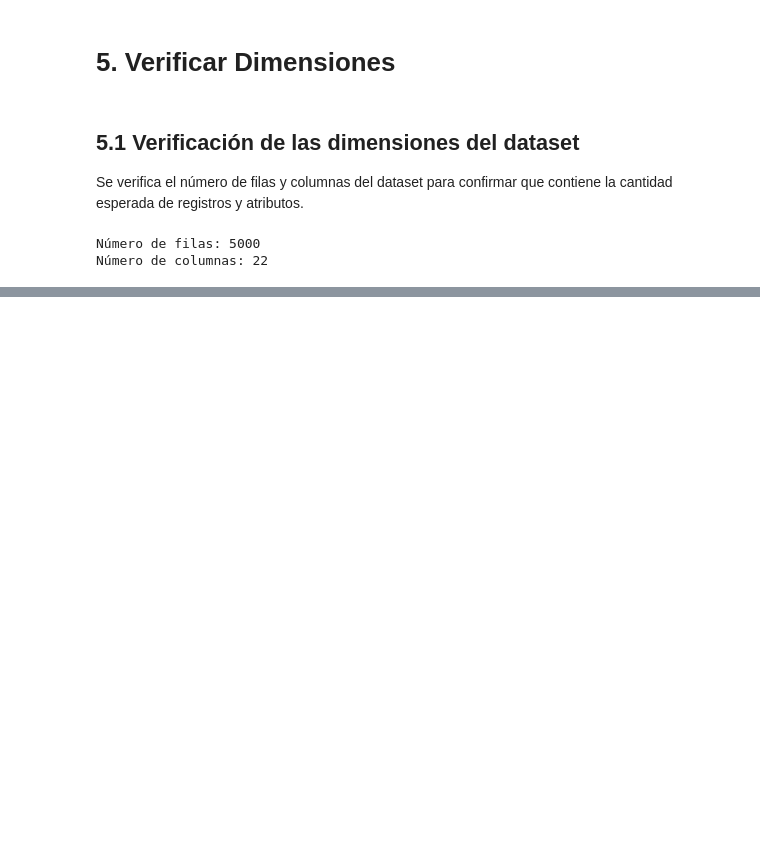
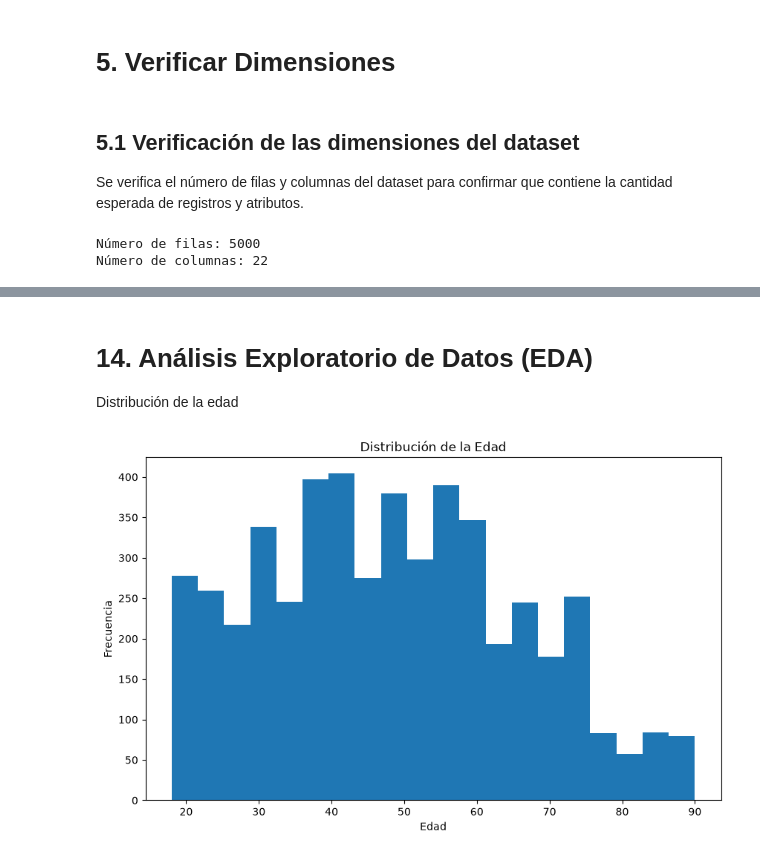
Before and after one commit to el-yisus-dev/ECBD_9b_equipo_dinamita, a Jupyter notebook: notebook/Practica07.ipynb, the cells around one changed output, grey strips where cells are left out. Drawn from its saved outputs; the diff is of its cells as text; code cells hidden in the pictures; blank space fills up the shorter version.

```diff
--- a/notebook/Practica07.ipynb
+++ b/notebook/Practica07.ipynb
@@ -63,0 +431,15 @@ Número de columnas: 22
+# %% [markdown]
+# 14. Análisis Exploratorio de Datos (EDA)
+Distribución de la edad
+# %%
+plt.hist(df["Edad"], bins=20)
+
+plt.title("Distribución de la Edad")
+
+plt.xlabel("Edad")
+
+plt.ylabel("Frecuencia")
+
+plt.show()
+# %% [output]
+[figure, added]
```
Also changed, not shown: parts of 46 cells of this notebook.
